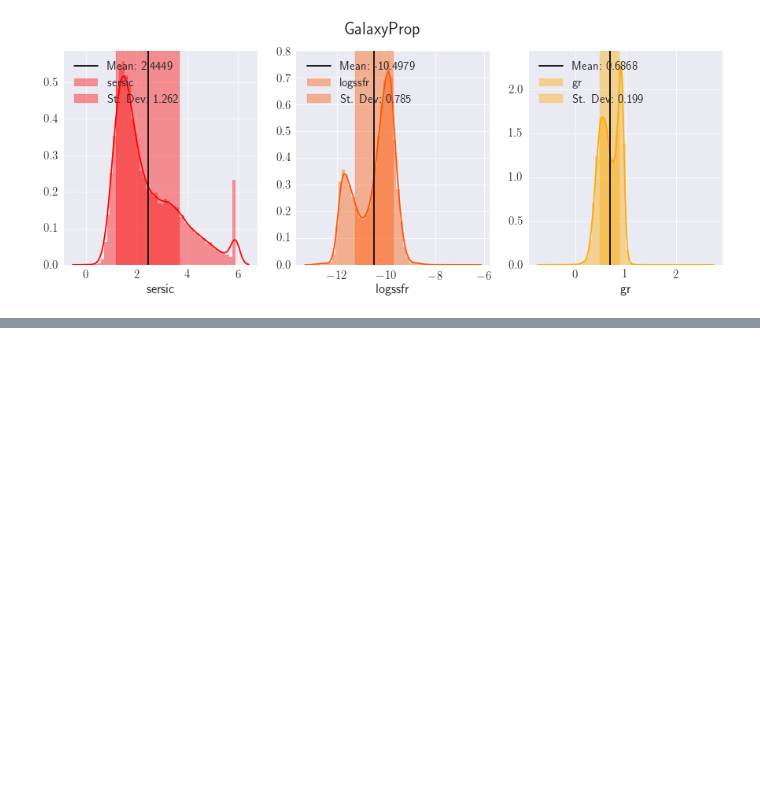
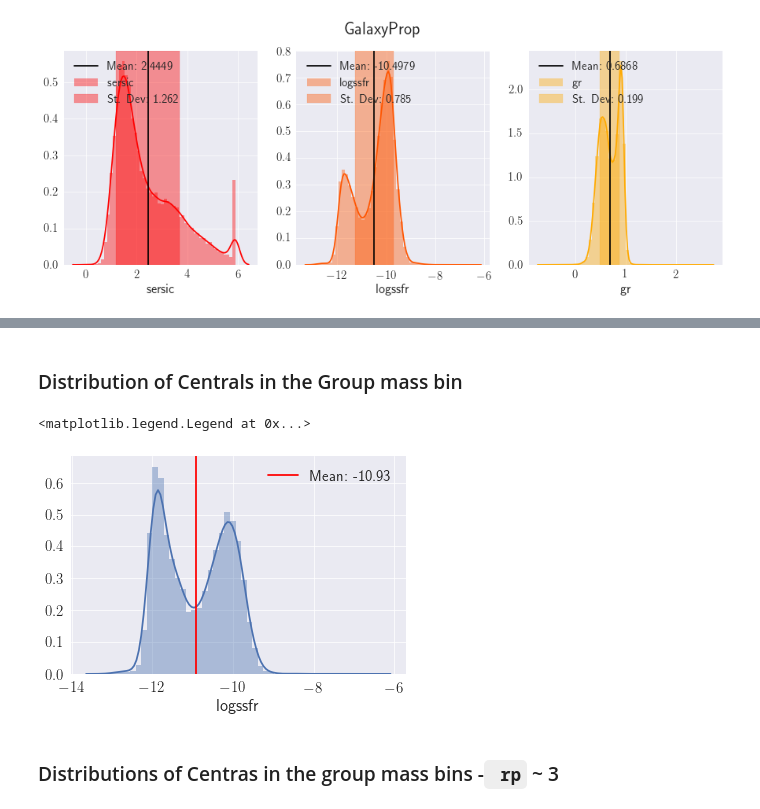
Before and after one commit to vcalderon2009/SDSS_Conformity_Analysis, a Jupyter notebook: notebooks/2.0-VC-Mark-Correlation-Function-Distributions-Testing.ipynb, the cells around one changed output, grey strips where cells are left out. Cells and saved outputs as stored; diff of their text form; code cells hidden in the pictures; blank space fills up the shorter version.

Commit message:
Testing histograms for the different rp bins

```diff
--- a/notebooks/2.0-VC-Mark-Correlation-Function-Distributions-Testing.ipynb
+++ b/notebooks/2.0-VC-Mark-Correlation-Function-Distributions-Testing.ipynb
@@ -727,0 +729,11 @@ distr_plotting(galprop_pd,fig_dir=fig_dir, savefig=True, name='GalaxyProp', nrow
+# %%
+## Choosing sample of galaxies
+Cens = int(1)
+mgroup_lims = [12., 12.4]
+
+DR7_mgroup_cens = DR7_catl.loc[(DR7_catl['galtype']==Cens) &\
+                               (DR7_catl['M_h'] >= mgroup_lims[0]) &\
+                               (DR7_catl['M_h'] < mgroup_lims[1])].copy().reset_index(drop=True)
+## Calculating cartesian coordinates
+DR7_mgroup_cens = spherical_to_cart(DR7_mgroup_cens, 'LasDamas', 'approx')
+DR7_mgroup_cens.head()
@@ -727,0 +782,11 @@ distr_plotting(galprop_pd,fig_dir=fig_dir, savefig=True, name='GalaxyProp', nrow
+# %% [markdown]
+### Distribution of Centrals in the Group mass bin
+# %%
+ax = sns.distplot(DR7_mgroup_cens['logssfr'])
+ax.axvline(DR7_mgroup_cens['logssfr'].mean(), color='red', label='Mean: {0:.2f}'.format(DR7_mgroup_cens['logssfr'].mean()))
+ax.legend()
+# %% [output]
+<matplotlib.legend.Legend at 0x...>
+[figure, added]
+# %% [markdown]
+### Distributions of Centras in the group mass bins -` rp` ~ 3
```
Also changed, not shown: parts of 10 cells of this notebook.
